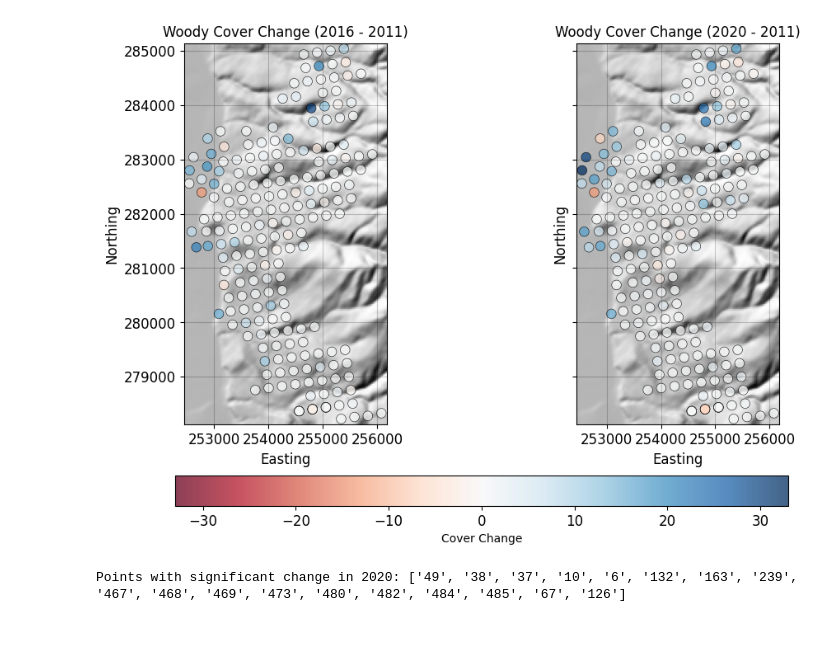
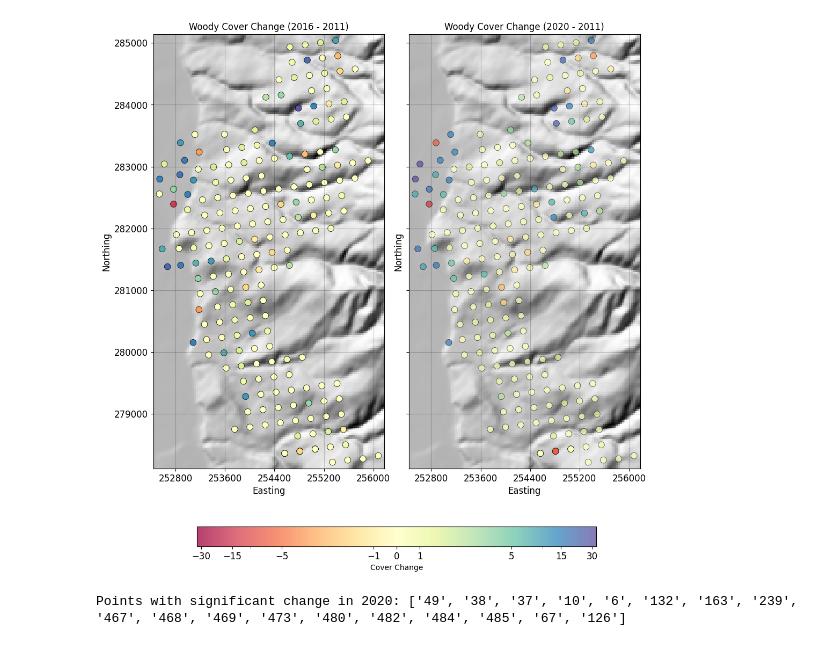
Before and after one commit to mosscoder/calibrate_rap, a Jupyter notebook: 10_analyze_cover_change_at_bird_points.ipynb, the cells around one changed output. Cells and saved outputs as stored; diff of their text form; code cells hidden in the pictures.

Commit message:
adjust color pal and scale, added change rasters

```diff
--- a/10_analyze_cover_change_at_bird_points.ipynb
+++ b/10_analyze_cover_change_at_bird_points.ipynb
@@ -63,10 +64,10 @@ cover_change_2016['year_2016'] = 2016
 cover_change_2016['year_2011'] = 2011
 cover_change_2016 = cover_change_2016[['year_2016', 'cover_2016', 'point_idx', 'year_2011', 'cover_2011', 'cover_change', 'x_x', 'y_x']].rename(columns={'x_x': 'x', 'y_x': 'y'})
 # %%
-# Get the maximum absolute change to center the colormap
-max_change_2020 = max(abs(cover_change_2020['cover_change'].min()), abs(cover_change_2020['cover_change'].max()))
-max_change_2016 = max(abs(cover_change_2016['cover_change'].min()), abs(cover_change_2016['cover_change'].max()))
-max_change = max(max_change_2020, max_change_2016)
+# Calculate overall min/max changes
+min_change = min(cover_change_2016['cover_change'].min(), cover_change_2020['cover_change'].min())
+max_change = max(cover_change_2016['cover_change'].max(), cover_change_2020['cover_change'].max())
+
 
 # Calculate bounds from points with small buffer
 xmin = min(cover_change_2020['x'].min(), cover_change_2016['x'].min()) - 100
@@ -91,23 +92,26 @@ with rasterio.open(ned_path) as src:
     hillshade = ls.hillshade(elevation, vert_exag=2, dx=src.res[0], dy=src.res[1])
 
     # Create the plot
-    fig, axes = plt.subplots(1, 2, figsize=(12, 8), sharex=True, sharey=True, gridspec_kw={'wspace':0.05})
+    fig, axes = plt.subplots(1, 2, figsize=(12, 14), sharex=True, sharey=True, gridspec_kw={'wspace':0.05})
 
     # Plot hillshade as background
     for ax in axes:
         ax.imshow(hillshade, extent=(xmin, xmax, ymin, ymax), cmap='gray')
 
+    # Create logarithmic normalization with calculated bounds
+    lognorm = colors.SymLogNorm(linthresh=5, linscale=1, vmin=-max_change, vmax=max_change)
+
     # Overlay points for 2016
     scatter_2016 = axes[0].scatter(
         cover_change_2016["x"],
         cover_change_2016["y"],
-        c=cover_change_2016["cover_change"],
-        cmap="RdBu",
-        norm=plt.Normalize(vmin=-max_change, vmax=max_change),
+        c=cover_change_2016["cover_change"].clip(-max_change, max_change),
+        cmap='Spectral',
+        norm=lognorm,
         s=70,
         edgecolors='black',
         linewidths=0.5,
-        alpha=0.75
+        alpha=1.0
     )
     axes[0].set_title('Woody Cover Change (2016 - 2011)')
 
@@ -115,42 +119,55 @@ with rasterio.open(ned_path) as src:
     scatter_2020 = axes[1].scatter(
         cover_change_2020["x"],
         cover_change_2020["y"],
-        c=cover_change_2020["cover_change"],
-        cmap="RdBu",
-        norm=plt.Normalize(vmin=-max_change, vmax=max_change),
+        c=cover_change_2020["cover_change"].clip(-max_change, max_change),
+        cmap='Spectral',
+        norm=lognorm,
         s=70,
         edgecolors='black',
         linewidths=0.5,
         alpha=0.75
     )
     axes[1].set_title('Woody Cover Change (2020 - 2011)')
 
+    # Create tick list with calculated bounds and specified values
+    tick_list = [-60, -30, -15, -5, -1, 0, 1, 5, 15, 30, 60]
+    tick_list = sorted(list(set(tick_list)))  # Remove duplicates and sort
+
     # Add shared colorbar
-    cbar = fig.colorbar(scatter_2020, ax=axes, label='Cover Change', orientation='horizontal', shrink=0.8, pad=0.1)
+    cbar = fig.colorbar(scatter_2020, ax=axes, label='Cover Change', orientation='horizontal',
+                       shrink=0.8, pad=0.1, ticks=tick_list)
     cbar.ax.tick_params(labelsize=12)
+
+    # Format colorbar ticks to avoid scientific notation
+    cbar.formatter = ticker.ScalarFormatter(useOffset=False)
+    cbar.formatter.set_scientific(False)
+    cbar.update_ticks()
 
     # Set labels and titles
     for ax in axes:
         ax.set_xlabel('Easting', fontsize=12)
         ax.set_ylabel('Northing', fontsize=12)
         ax.set_aspect('equal', adjustable='box')
         ax.tick_params(axis='both', labelsize=12)
         ax.grid(True, color='black', alpha=0.2)
 
+        # Reduce number of x-axis ticks
+        ax.xaxis.set_major_locator(plt.MaxNLocator(5))
+
     # Set plot limits to match the point bounds
     plt.xlim(xmin, xmax)
     plt.ylim(ymin, ymax)
 
-    plt.tight_layout()
+    #plt.tight_layout()
     path_to_cover_change_plots = 'results/figures/cover_change_plots.png'
     plt.savefig(path_to_cover_change_plots, dpi=300, bbox_inches='tight')
     plt.show()
 
 # Extract point_idx for rows where abs(cover_change) > 10 for 2020
 significant_change_2020 = cover_change_2020[abs(cover_change_2020["cover_change"]) > 10]
 significant_points_2020 = significant_change_2020["point_idx"].tolist()
 
 print(f"Points with significant change in 2020: {significant_points_2020}")
 # %% [output]
-[figure, old version]
+[figure, new version]
 Points with significant change in 2020: ['49', '38', '37', '10', '6', '132', '163', '239', '467', '468', '469', '473', '480', '482', '484', '485', '67', '126']
```
Also changed, not shown: parts of 2 cells of this notebook, 2 other files.
